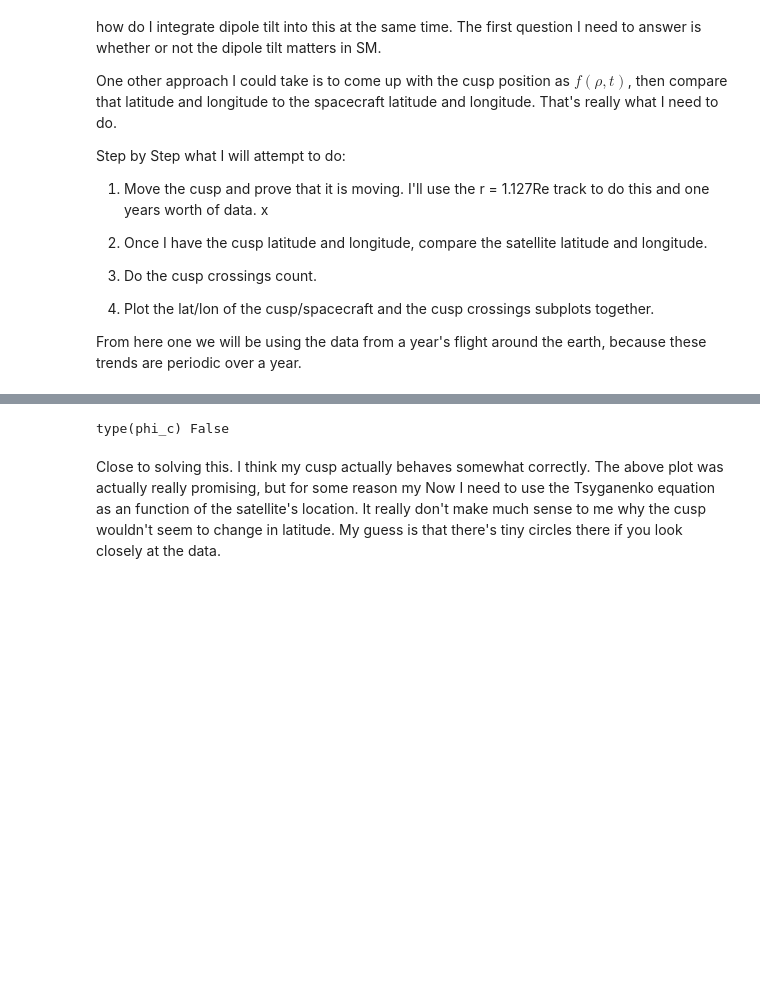
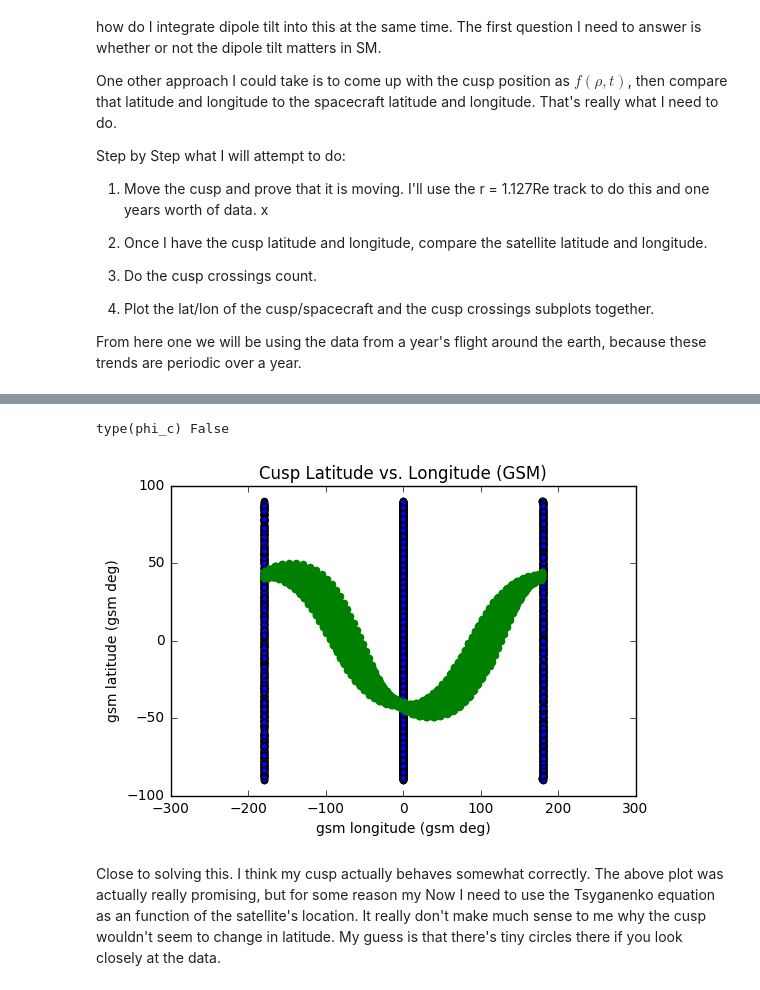
Before and after one commit to fsbr/se3-path-planner, a Jupyter notebook: modularPlanner/Cusp Plots (Daily).ipynb, the cells around one changed output, grey strips where cells are left out. Cells and saved outputs as stored; diff of their text form; code cells hidden in the pictures; blank space fills up the shorter version.

```diff
--- a/modularPlanner/Cusp Plots (Daily).ipynb
+++ b/modularPlanner/Cusp Plots (Daily).ipynb
@@ -192,19 +194,20 @@ plt.show()
 # %%
 # next lets get the spherical coordinates and plot the latitude and longitudes, which SHOULD
 # allow us to get the cusp crossings.
 xc,yc,zc = tsyg.tsygCyl2Car(phi_c,r)
 
 #originally it was GSM
 cusp_location = coord.Coords([[i,j,k] for i,j,k in zip(xc,yc,zc)], 'GSM', 'car')
 cusp_location.ticks = Ticktock(t,'MJD')
-cusp_location = cusp_location.convert('GSM','sph')
+cusp_location = cusp_location.convert('SM','sph')
 plt.scatter(cusp_location.long, cusp_location.lati)
 plt.scatter(gsm.long,gsm.lati,color='green')
 plt.xlabel('gsm longitude (gsm deg)')
 plt.ylabel('gsm latitude (gsm deg)')
 plt.title('Cusp Latitude vs. Longitude (GSM)')
 plt.show()
 # %% [output]
 type(phi_c) False
+[figure, added]
 # %% [markdown]
 Close to solving this.  I think my cusp actually behaves somewhat correctly. The above plot was actually really promising, but for some reason my  Now I need to use the Tsyganenko equation as an function of the satellite's location.  It really don't make much sense to me why the cusp wouldn't seem to change in latitude.  My guess is that there's tiny circles there if you look closely at the data.
```
Also changed, not shown: parts of 5 cells of this notebook, 2 other files.
